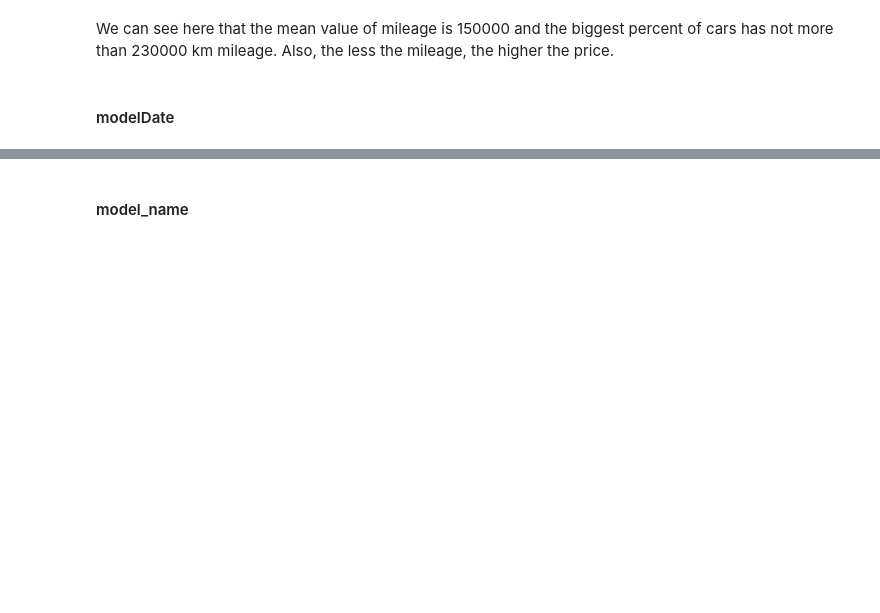
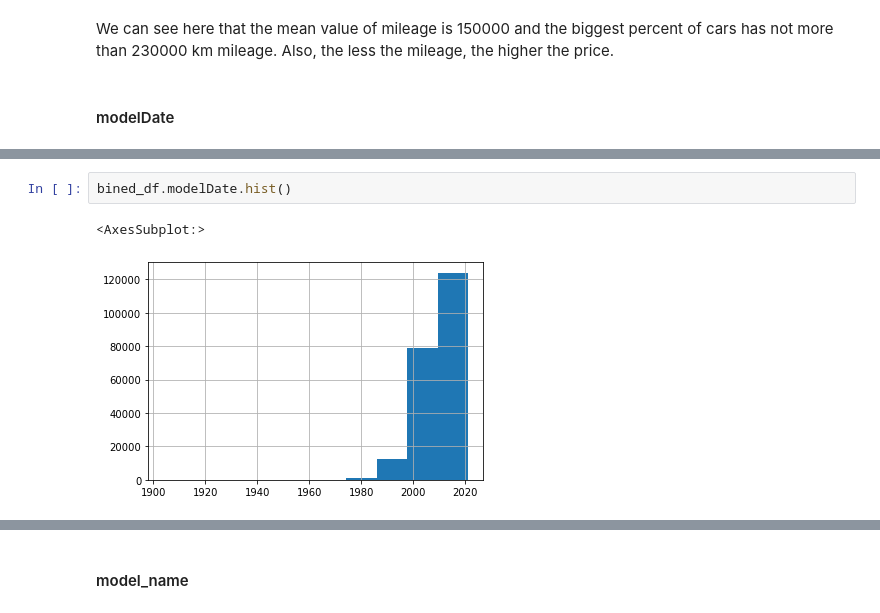
Before and after one commit to gir2017/teamwork_kaggle, a Jupyter notebook: module_5/select_auto.ipynb, the cells around one changed output, grey strips where cells are left out. Drawn from its saved outputs; the diff is of its cells as text; blank space fills up the shorter version.

```diff
--- a/module_5/select_auto.ipynb
+++ b/module_5/select_auto.ipynb
@@ -1233,0 +1298,5 @@ We can see here that the mean value of mileage is 150000 and the biggest percent
+# %%
+bined_df.modelDate.hist()
+# %% [output]
+<AxesSubplot:>
+[figure, added]
```
Also changed, not shown: parts of 84 cells of this notebook.
